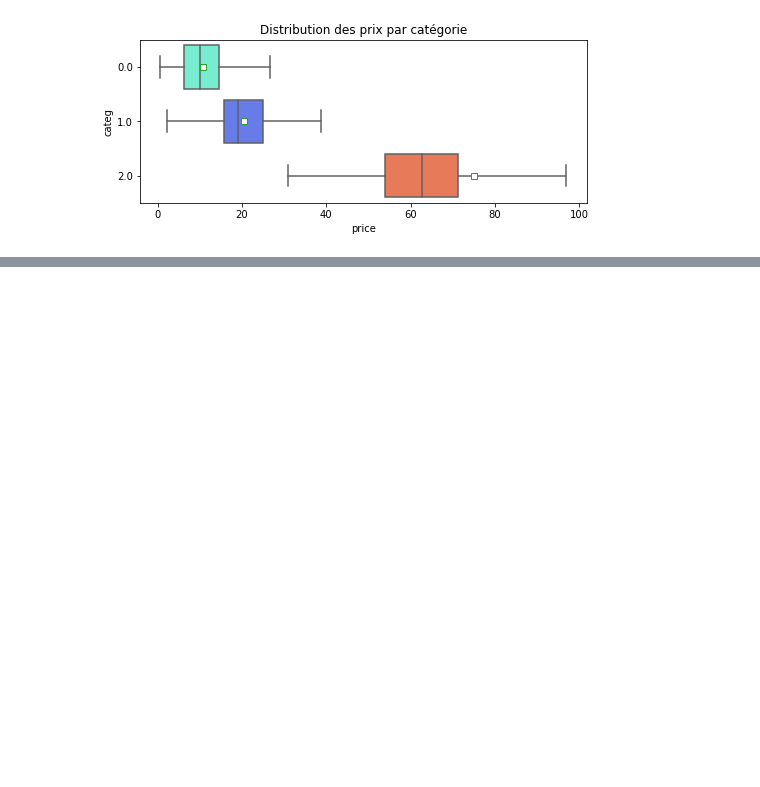
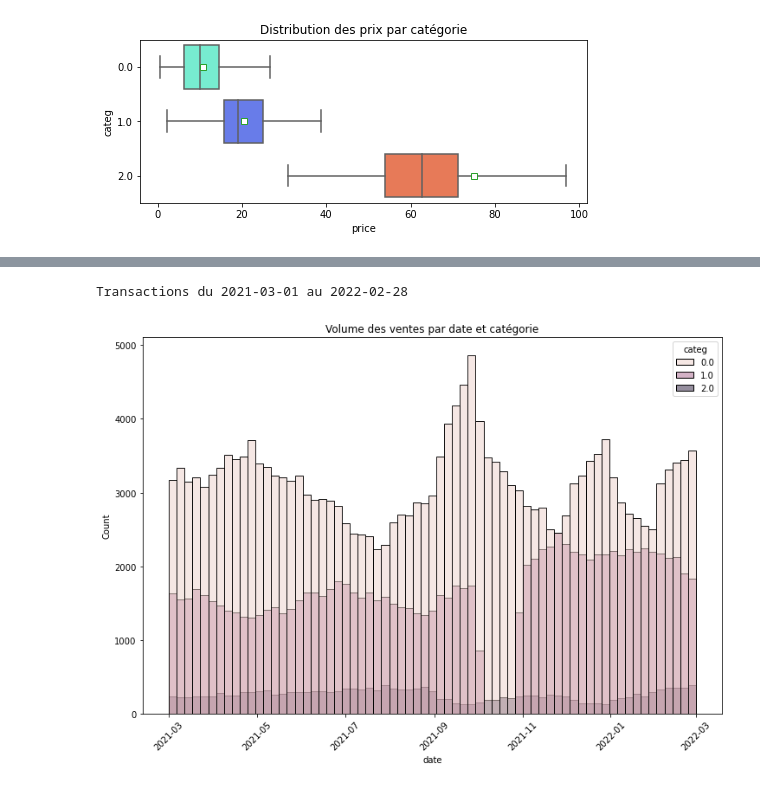
Before and after one commit to LaurenceAndraud/Brief---Book-business, a Jupyter notebook: analyse_librairie(bis).ipynb, the cells around one changed output, grey strips where cells are left out. Cells and saved outputs as stored; diff of their text form; code cells hidden in the pictures; blank space fills up the shorter version.

```diff
--- a/analyse_librairie(bis).ipynb
+++ b/analyse_librairie(bis).ipynb
@@ -427,0 +402,4 @@ r
+# %%
+# conversion de la variable date en datetime
+new_data['date'] = pd.to_datetime(new_data['date'], format='%Y-%m-%d')
+new_data['date'].values
@@ -427,0 +411,14 @@ r
+# %%
+# Dates de transaction la plus ancienne et la plus récente
+print('Transactions du', str(new_data['date'].min())[:10], 'au', str(new_data['date'].max())[:10])
+# %% [output]
+Transactions du 2021-03-01 au 2022-02-28
+# %%
+# Séries temporelles - volume des ventes par date et catégorie
+plt.figure(figsize=(12,8))
+sns.histplot(data=new_data, x='date', hue='categ')
+plt.xticks(rotation=45)
+plt.title('Volume des ventes par date et catégorie')
+plt.show()
+# %% [output]
+[figure, added]
```
Also changed, not shown: parts of 31 cells of this notebook.
